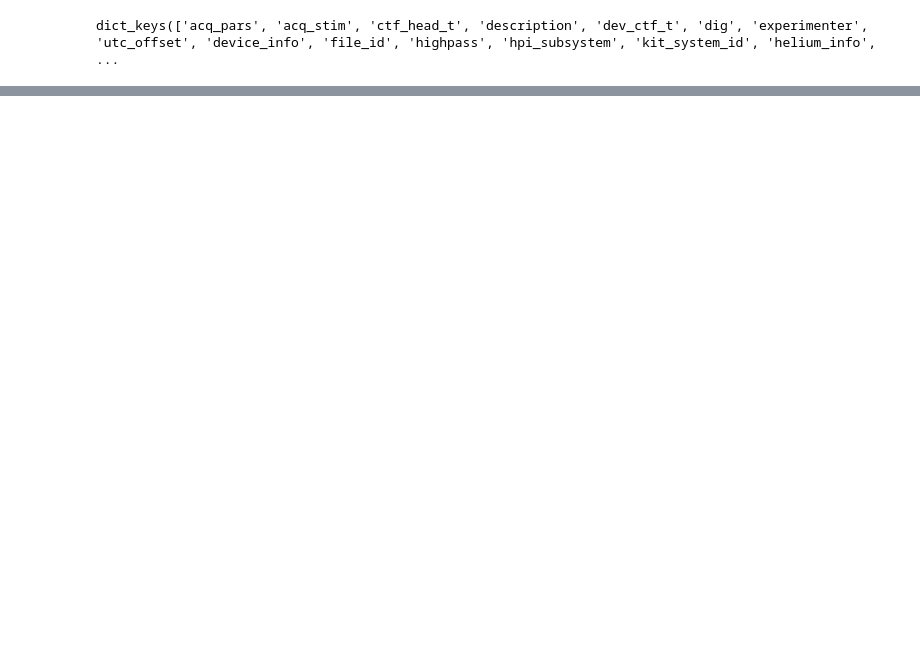
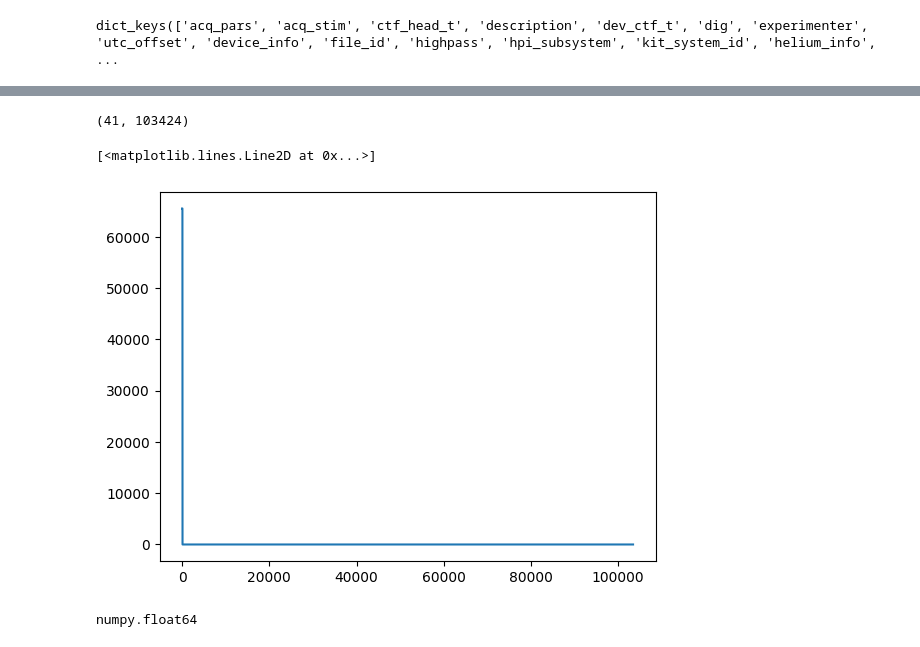
Before and after one commit to krisplusmagger/pd_detection, a Jupyter notebook: pd.ipynb, the cells around one changed output, grey strips where cells are left out. Drawn from its saved outputs; the diff is of its cells as text; code cells hidden in the pictures; blank space fills up the shorter version.

Commit message:
add data analysis part

```diff
--- a/pd.ipynb
+++ b/pd.ipynb
@@ -166,0 +115,25 @@ print("All BDF files processed.")
+# %%
+#创建一个空的 dataFrame
+eeg_hc_data_df = pd.DataFrame()
+# %%
+idx = 0
+# 使用MNE库读取每个BDF文件
+for bdf_file in bdf_hc_files:
+    #bdf_file_path = os.path.join(folder_path, bdf_file)
+    raw = mne.io.read_raw_bdf(bdf_file, preload=True)
+    # #添加样本表示列
+    # eeg_hc_data_df['sample_id'] = idx
+    # 获取EEG数据并创建DataFrame
+    eeg_data = pd.DataFrame(raw.get_data().T, columns=raw.ch_names)
+
+    # 添加样本标识列
+    eeg_data['sample_id'] = idx
+    #用一个df来记录每一个bdf文件的数据，制作数据集，最后生成一个csv文件，用来深度学习
+    #eeg_hc_data_df = pd.concat([eeg_hc_data_df, pd.DataFrame(raw.get_data().T)])
+    eeg_hc_data_df = pd.concat([eeg_hc_data_df, eeg_data])
+    idx += 1
+
+    # 打印一些信息
+    print(f"Processed {bdf_file}")
+
+print("All BDF files processed.")
@@ -166,0 +191,16 @@ print("All BDF files processed.")
+# %%
+# 将EEG数据转换为NumPy数组
+eeg_data_numpy = raw.get_data()
+# %%
+eeg_data_numpy.shape
+# %% [output]
+(41, 103424)
+# %%
+plt.plot(eeg_data_numpy[40])
+# %% [output]
+[<matplotlib.lines.Line2D at 0x...>]
+[figure, added]
+# %%
+type(eeg_data_numpy[0][3])
+# %% [output]
+numpy.float64
```
Also changed, not shown: parts of 16 cells of this notebook.
